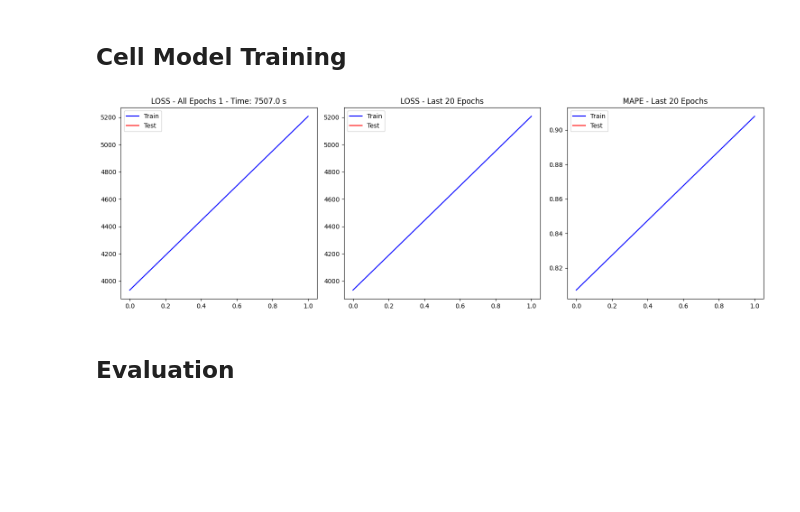
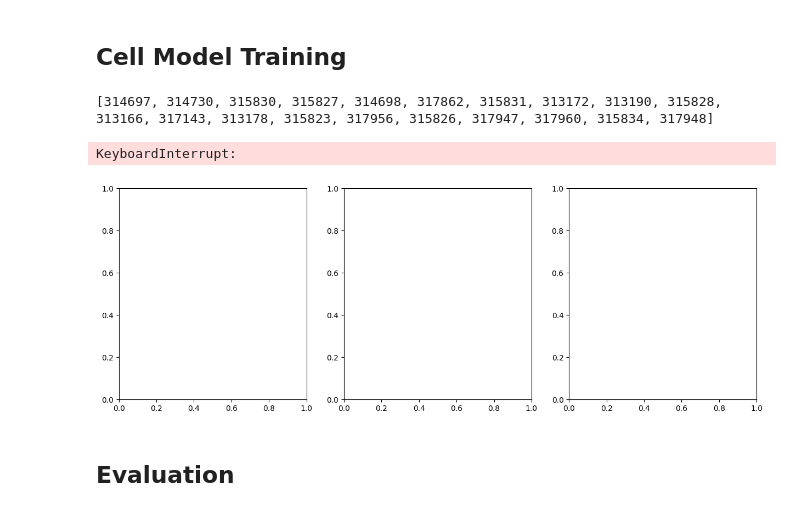
Before and after one commit to petroniocandido/st_nca, a Jupyter notebook: experiments.ipynb, the cells around one changed output. Drawn from its saved outputs; the diff is of its cells as text; code cells hidden in the pictures; blank space fills up the shorter version.

```diff
--- a/experiments.ipynb
+++ b/experiments.ipynb
@@ -36,14 +37,8 @@ DTYPE = torch.float32
 
 DEFAULT_PATH = 'C:\\Users\\petro\\Dropbox\\Projetos\\futurelab\\posdoc\\st_nca\\st_nca\\st_nca\\'
 
-DATA_PATH = DEFAULT_PATH + 'data\\PEMS03\\'
 
-edges_file = DATA_PATH + 'edges.csv'
-nodes_file = DATA_PATH + 'nodes.csv'
-data_file = DATA_PATH + 'data.csv'
-
-pems = PEMS03(edges_file=edges_file, nodes_file=nodes_file, data_file=data_file,
-              dtype = DTYPE, device = DEVICE)
+pems = PEMS03(dtype = DTYPE, device = DEVICE)
 # %%
 sensor_index = 10
 sensor = pems.get_sensor(sensor_index)
@@ -94,40 +73,44 @@ NTRANSFF = 256
 TRANSFACT = nn.GELU()
 MLP = 2
 MLPD = 256
 MLPACT = nn.GELU()
 
 MODELS_PATH = DEFAULT_PATH + 'weights\\PEMS03\\'
 
 CHECKPOINT_FILE = MODELS_PATH + 'cell_model_{}_{}_{}_{}_{}.pt'.format(NTRANSF,NHEADS,NTRANSFF,MLP,MLPD)
 
 #ds = pems.get_fewsensors_dataset([311930, 312564, 312807, 312900, 313172, 314697, 315938, 317141, 318135, 318443 ], dtype=torch.float32, behavior='selfsupervised')
 #ds = pems.get_sensor_dataset(311930, dtype=torch.float32, behavior='nondeterministic')
-#ds, sensors = pems.get_breadth_dataset(314697, max_sensors=20,
-#                                       dtype=DTYPE,
-#                                       behavior='selfsupervised')
+ds, sensors = pems.get_breadth_dataset(314697, max_sensors=20,
+                                       dtype=DTYPE,
+                                       behavior='selfsupervised')
 
-pems.to_tensordict()
+print(sensors)
 
-ds = pems.get_allsensors_dataset(behavior='deterministic')
+#pems.to_tensordict()
+
+#ds = pems.get_allsensors_dataset(behavior='deterministic')
 
 ds = ds.to(DEVICE)
 
 cm = CellModel(num_tokens = ds.max_length, dim_token = ds.token_dim,
                num_transformers = NTRANSF, num_heads = NHEADS, feed_forward = NTRANSFF,
                transformer_activation = TRANSFACT,
                mlp = MLP, mlp_dim = MLPD, mlp_activation = MLPACT,
                use_moe = False, num_experts = 8,
                device = DEVICE, dtype = DTYPE)
 
-resume(cm, MODELS_PATH + 'PEMS03_cell_model_2_4_256_2_256_20241214.pt')
+#resume(cm, MODELS_PATH + 'PEMS03_cell_model_2_4_256_2_256_20241214.pt')
 
 
 #resume(cm, CHECKPOINT_FILE)
 
 training_loop(DEVICE, ds, cm,  batch=2048, epochs=10, lr=0.00001,
               checkpoint_file= CHECKPOINT_FILE)
 # %% [output]
+[314697, 314730, 315830, 315827, 314698, 317862, 315831, 313172, 313190, 315828, 313166, 317143, 313178, 315823, 317956, 315826, 317947, 317960, 315834, 317948]
+KeyboardInterrupt:
-[figure, old version]
+[figure, new version]
 # %% [markdown]
 ## Evaluation
 # %%
```
Also changed, not shown: parts of 2 cells of this notebook, 7 other files.
